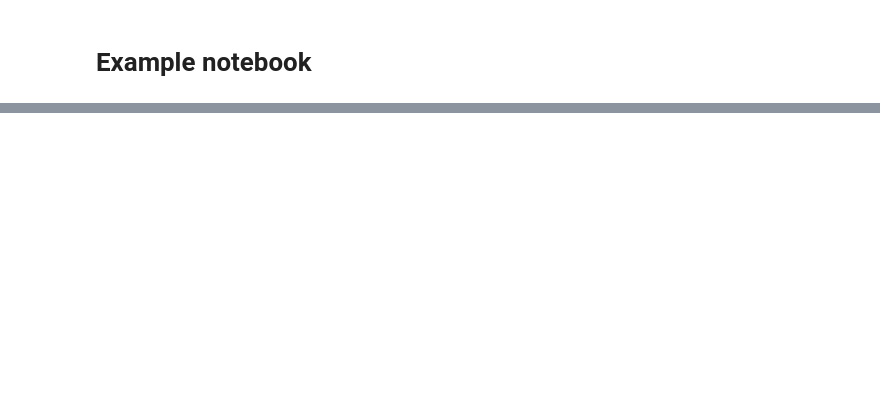
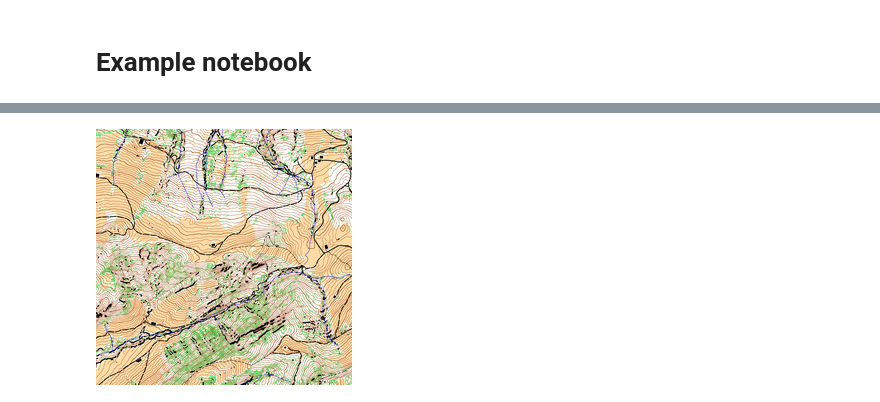
Before and after one commit to grst/kartapullautin2tiles, a Jupyter notebook: docs/notebooks/example.ipynb, the cells around one changed output, grey strips where cells are left out. Cells and saved outputs as stored; diff of their text form; code cells hidden in the pictures; blank space fills up the shorter version.

Commit message:
Prototype in notebook using LLMs

```diff
--- a/docs/notebooks/example.ipynb
+++ b/docs/notebooks/example.ipynb
@@ -36,0 +7,2 @@ pd.DataFrame().assign(A=["a", "b", "c"], B=[1, 2, 3])
+# %%
+p = Path("/home/sturm/Downloads/prodelkamm/out/")
@@ -36,0 +126,3 @@ pd.DataFrame().assign(A=["a", "b", "c"], B=[1, 2, 3])
+# %%
+bounds = combined_tiles_gdf.total_bounds
+print(bounds)
@@ -36,0 +196,2 @@ pd.DataFrame().assign(A=["a", "b", "c"], B=[1, 2, 3])
+# %%
+tile = map_tiles[20]
@@ -36,0 +252,70 @@ pd.DataFrame().assign(A=["a", "b", "c"], B=[1, 2, 3])
+# %%
+import rasterio
+from PIL import Image
+import numpy as np
+
+import rasterio.merge
+
+# Ensure query_geometry_native_crs and intersecting_tiles are available from previous cells.
+# query_geometry_native_crs: The geometry to which the images should be cropped and stitched.
+# intersecting_tiles: GeoDataFrame with a 'png' column containing paths to image files.
+
+if intersecting_tiles.empty:
+    # If there are no intersecting tiles, create a blank 256x256 image.
+    # You can customize the color or raise an error if preferred.
+    print("No intersecting tiles found. Displaying a blank image.")
+    final_image = Image.new("RGB", (256, 256), color="black")
+else:
+    # Get the bounds of the query geometry (target extent for the merged image)
+    query_bounds = query_geometry_native_crs.bounds
+
+    # List of source PNG file paths
+    source_paths = list(intersecting_tiles["png"])
+
+    # Merge (mosaic and crop) the source images to the query_bounds
+    # This operation reads each PNG, crops it to the query_bounds, and mosaics them together.
+    # The output resolution will generally match the highest resolution of the input images within the bounds.
+    # We specify dtype=np.uint8 assuming standard 8-bit PNGs.
+    # nodata=0 means areas within query_bounds not covered by any image will be black (if RGB/L).
+    try:
+        mosaic_array, mosaic_transform = rasterio.merge.merge(
+            source_paths,
+            bounds=query_bounds,
+            nodata=0,  # Use 0 as the nodata value for areas not covered
+            dtype=np.uint8,  # Assuming 8-bit PNGs; adjust if necessary
+        )
+
+        # Convert the NumPy array from rasterio (bands, height, width) to a PIL Image
+        num_bands = mosaic_array.shape[0]
+
+        if num_bands == 1:
+            # Grayscale image: mosaic_array is (1, H, W)
+            image_data_for_pil = mosaic_array[0]  # Get (H, W)
+            mode = "L"
+        elif num_bands == 3:
+            # RGB image: transpose from (3, H, W) to (H, W, 3)
+            image_data_for_pil = np.transpose(mosaic_array, (1, 2, 0))
+            mode = "RGB"
+        elif num_bands == 4:
+            # RGBA image: transpose from (4, H, W) to (H, W, 4)
+            image_data_for_pil = np.transpose(mosaic_array, (1, 2, 0))
+            mode = "RGBA"
+        else:
+            raise ValueError(f"Unsupported number of bands in mosaic: {num_bands}. Expected 1, 3, or 4.")
+
+        pil_image = Image.fromarray(image_data_for_pil, mode=mode)
+
+        # Resize the stitched image to 256x256 pixels
+        # Image.Resampling.LANCZOS is a high-quality downsampling filter.
+        final_image = pil_image.resize((256, 256), Image.Resampling.LANCZOS)
+
+    except Exception as e:
+        print(f"An error occurred during image processing: {e}")
+        print("Displaying a blank image as a fallback.")
+        final_image = Image.new("RGB", (256, 256), color="red")  # Error placeholder
+
+# Display the final 256x256 image
+# In a Jupyter Notebook, the last expression being a PIL Image object will display it.
+final_image
+# %% [output]
+[figure, added]
```
Also changed, not shown: parts of 11 cells of this notebook, 10 other files.
